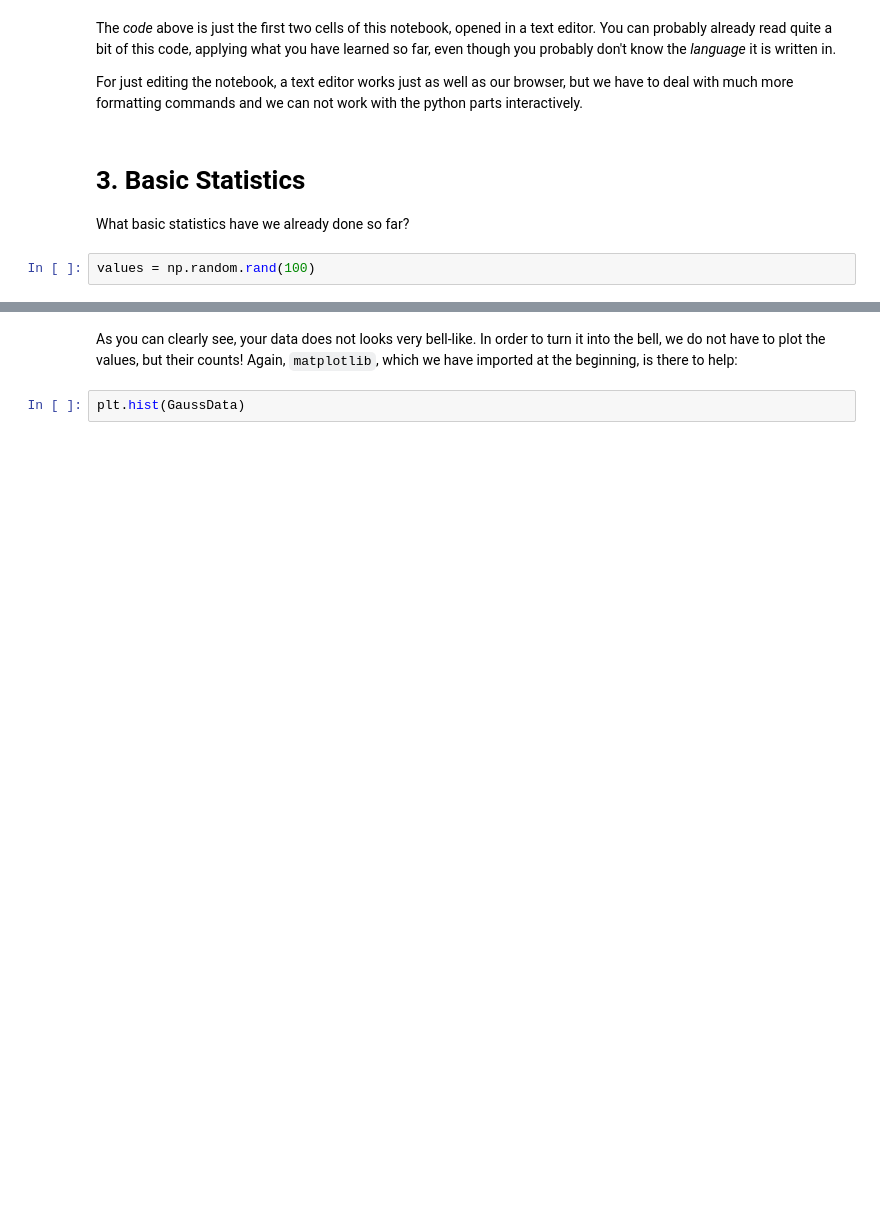
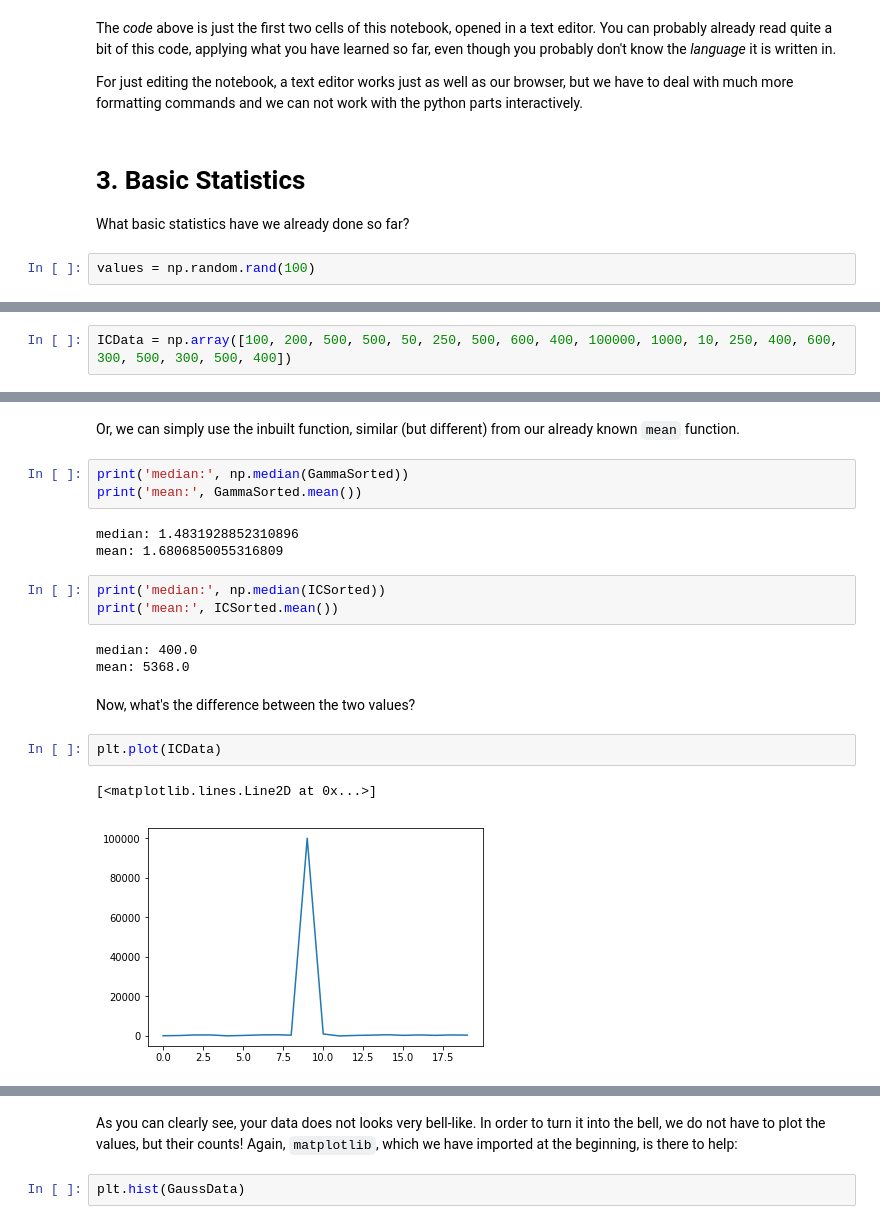
Before and after one commit to hydrogeology-graz/geopython_course, a Jupyter notebook: Lecture_5/Notebook4.ipynb, the cells around one changed output, grey strips where cells are left out. Cells and saved outputs as stored; diff of their text form; blank space fills up the shorter version.

```diff
--- a/Lecture_5/Notebook4.ipynb
+++ b/Lecture_5/Notebook4.ipynb
@@ -98,0 +109,2 @@ print(len(values))
+# %%
+ICData = np.array([100, 200, 500, 500, 50, 250, 500, 600, 400, 100000, 1000, 10, 250, 400, 600, 300, 500, 300, 500, 400])
@@ -98,0 +160,21 @@ print(len(values))
+# %% [markdown]
+Or, we can simply use the inbuilt function, similar (but different) from our already known `mean` function.
+# %%
+print('median:', np.median(GammaSorted))
+print('mean:', GammaSorted.mean())
+# %% [output]
+median: 1.4831928852310896
+mean: 1.6806850055316809
+# %%
+print('median:', np.median(ICSorted))
+print('mean:', ICSorted.mean())
+# %% [output]
+median: 400.0
+mean: 5368.0
+# %% [markdown]
+Now, what's the difference between the two values?
+# %%
+plt.plot(ICData)
+# %% [output]
+[<matplotlib.lines.Line2D at 0x...>]
+[figure, added]
```
Also changed, not shown: parts of 54 cells of this notebook.
